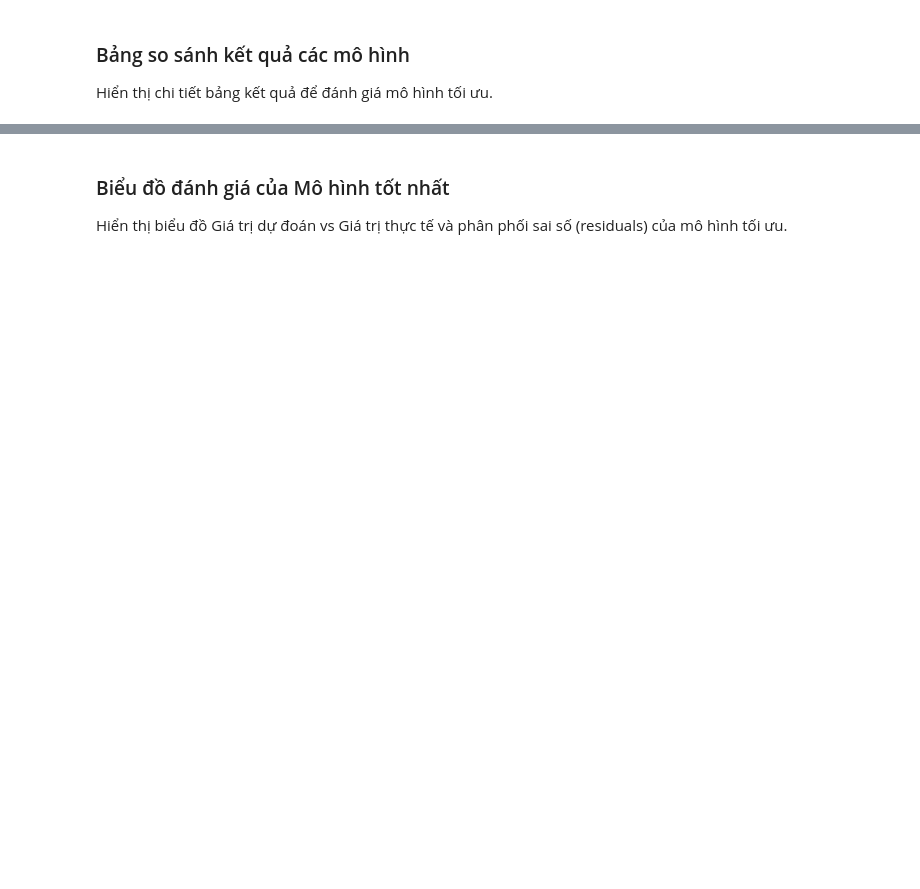
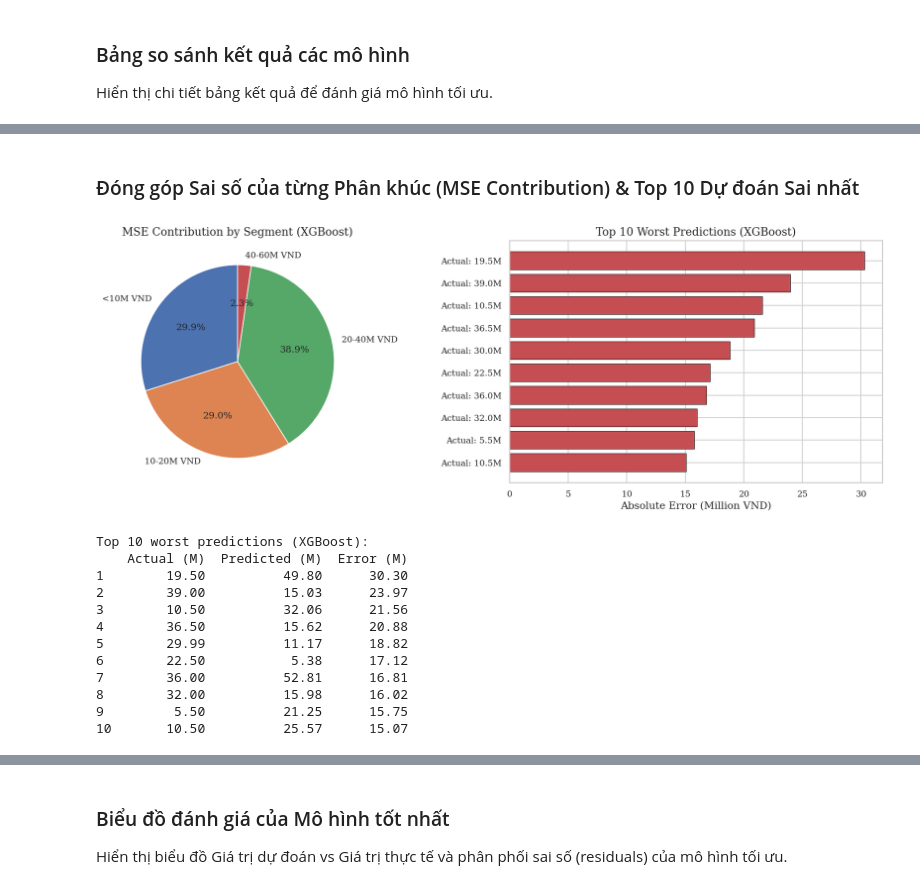
Before and after one commit to ElysiaTheElysier/DSR, a Jupyter notebook: notebooks/two_wheelers_analysis.ipynb, the cells around one changed output, grey strips where cells are left out. Drawn from its saved outputs; the diff is of its cells as text; code cells hidden in the pictures; blank space fills up the shorter version.

```diff
--- a/notebooks/two_wheelers_analysis.ipynb
+++ b/notebooks/two_wheelers_analysis.ipynb
@@ -98,0 +379,62 @@ display(metrics_df.sort_values(by="Test R2", ascending=False))
+# %% [markdown]
+### Đóng góp Sai số của từng Phân khúc (MSE Contribution) & Top 10 Dự đoán Sai nhất
+# %%
+best_model_name = metrics_df.sort_values(by="Test R2", ascending=False).iloc[0]["Model"]
+best_preds = models_dict[best_model_name]
+
+fig, axes = plt.subplots(1, 2, figsize=(14, 5))
+
+contributions = []
+labels_seg = []
+for lo, hi, label in segments:
+    mask = (y_test_raw >= lo) & (y_test_raw < hi)
+    if mask.sum() > 0:
+        sq_err = np.sum((y_test_raw[mask] - best_preds[mask])**2)
+        contributions.append(sq_err)
+        labels_seg.append(label)
+
+total_sq = sum(contributions)
+pcts = [c / total_sq * 100 for c in contributions]
+colors_pie = PALETTE + [COLOR_BAD]
+axes[0].pie(pcts, labels=labels_seg, autopct="%1.1f%%", colors=colors_pie[:len(pcts)], startangle=90)
+axes[0].set_title(f"MSE Contribution by Segment ({best_model_name})")
+
+# Top 10 worst predictions
+errors_best = np.abs(y_test_raw - best_preds)
+worst_idx = np.argsort(errors_best)[-10:][::-1]
+worst_df = pd.DataFrame({
+    "Actual (M)": y_test_raw[worst_idx] / 1e6,
+    "Predicted (M)": best_preds[worst_idx] / 1e6,
+    "Error (M)": errors_best[worst_idx] / 1e6,
+})
+worst_df = worst_df.reset_index(drop=True)
+worst_df.index = range(1, 11)
+
+# Plot worst predictions
+axes[1].barh(range(10), worst_df["Error (M)"].values, color=COLOR_BAD, edgecolor="black", linewidth=0.5)
+axes[1].set_yticks(range(10))
+axes[1].set_yticklabels([f"Actual: {a:.1f}M" for a in worst_df["Actual (M)"]])
+axes[1].set_xlabel("Absolute Error (Million VND)")
+axes[1].set_title(f"Top 10 Worst Predictions ({best_model_name})")
+axes[1].invert_yaxis()
+
+plt.tight_layout()
+plt.savefig(REPORTS_DIR / "mse_contribution_and_worst_predictions.pdf", bbox_inches="tight")
+plt.show()
+
+print(f"Top 10 worst predictions ({best_model_name}):")
+print(worst_df.to_string())
+# %% [output]
+[figure, added]
+Top 10 worst predictions (XGBoost):
+    Actual (M)  Predicted (M)  Error (M)
+1        19.50          49.80      30.30
+2        39.00          15.03      23.97
+3        10.50          32.06      21.56
+4        36.50          15.62      20.88
+5        29.99          11.17      18.82
+6        22.50           5.38      17.12
+7        36.00          52.81      16.81
+8        32.00          15.98      16.02
+9         5.50          21.25      15.75
+10       10.50          25.57      15.07
```
Also changed, not shown: parts of 21 cells of this notebook, 21 other files.
